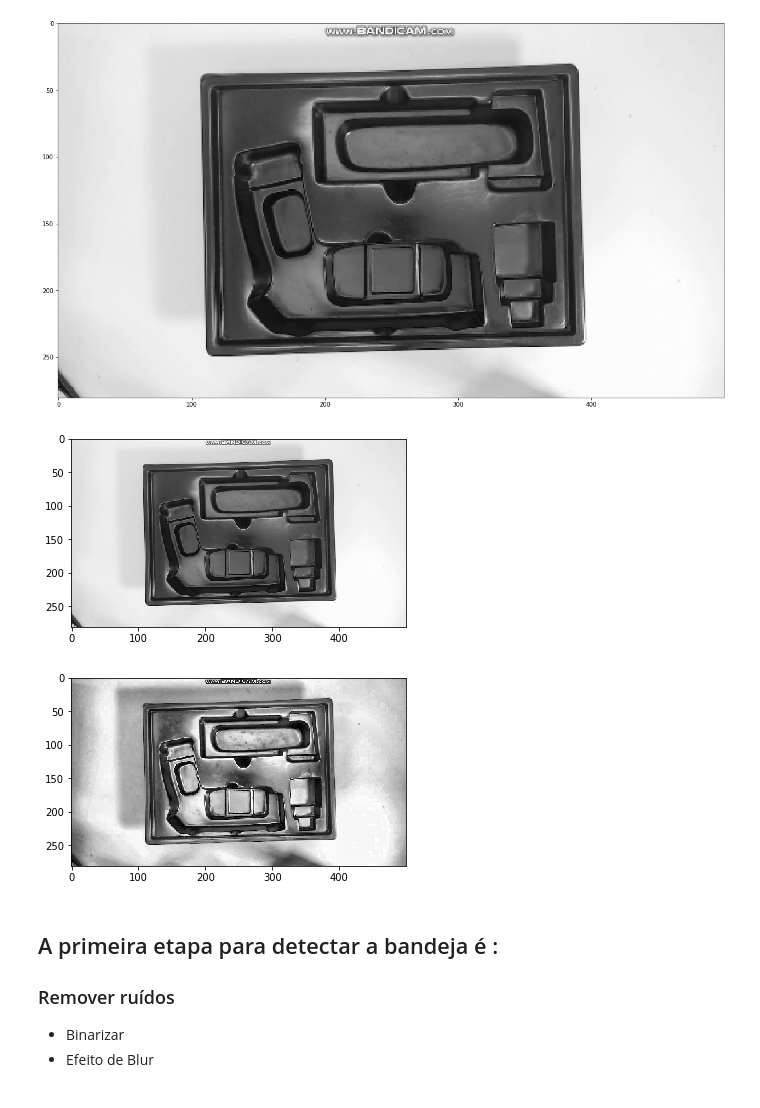
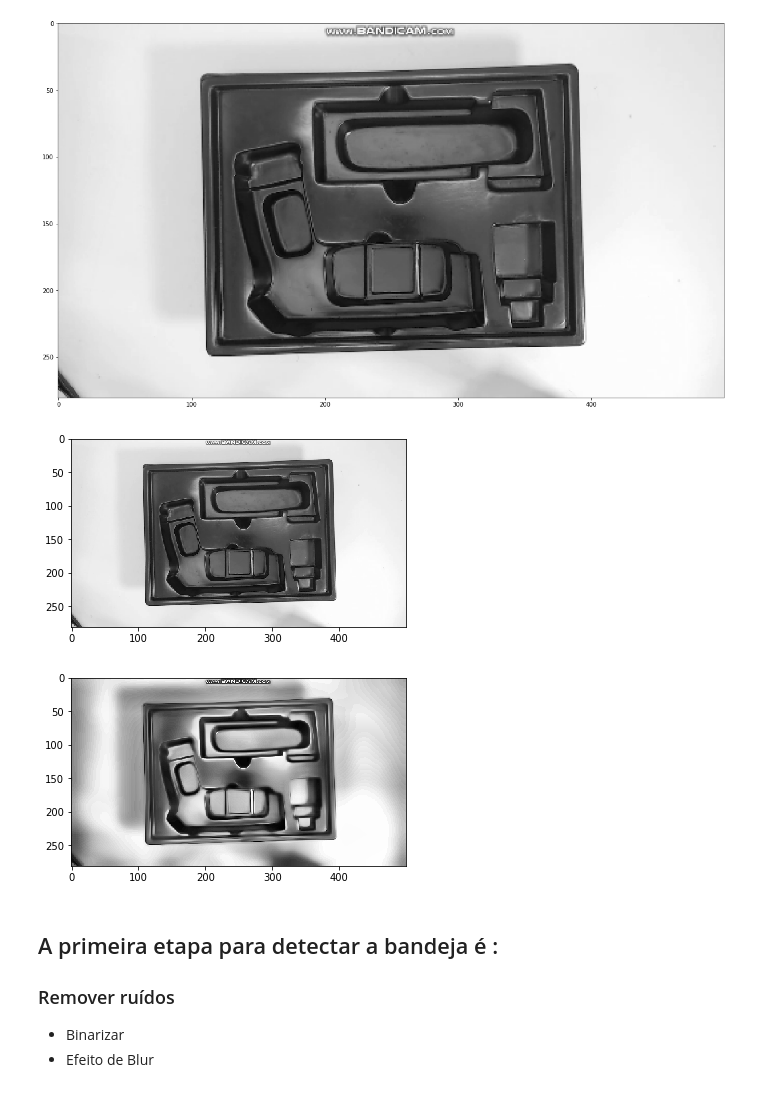
Before and after one commit to wagner1986/python-computer-vision, a Jupyter notebook: Bandeja- Contorno & Momento.ipynb, the cells around one changed output. Drawn from its saved outputs; the diff is of its cells as text; code cells hidden in the pictures.

```diff
--- a/Bandeja- Contorno & Momento.ipynb
+++ b/Bandeja- Contorno & Momento.ipynb
@@ -26,20 +26,20 @@ plt.show()
 [figure]
 # %%
 result=image
-#result = cv2.fastNlMeansDenoising(image,None,20,7,21)
+result = cv2.fastNlMeansDenoising(image,None,20,7,21)
 # create a CLAHE object (Arguments are optional).
 clahe = cv.createCLAHE(clipLimit=7.0, tileGridSize=(8,8))
 result2 = clahe.apply(result)
 
 plt.figure(1)
-plt.imshow(result,cmap=cm.gray)
+plt.imshow(image,cmap=cm.gray)
 
 plt.figure(2)
 plt.imshow(result2,cmap=cm.gray)
 plt.show()
 # %% [output]
 [figure]
-[figure, old version]
+[figure, new version]
 # %% [markdown]
 ## A primeira etapa para detectar a bandeja é :
 
```
Also changed, not shown: parts of 2 cells of this notebook, 3 other files.
